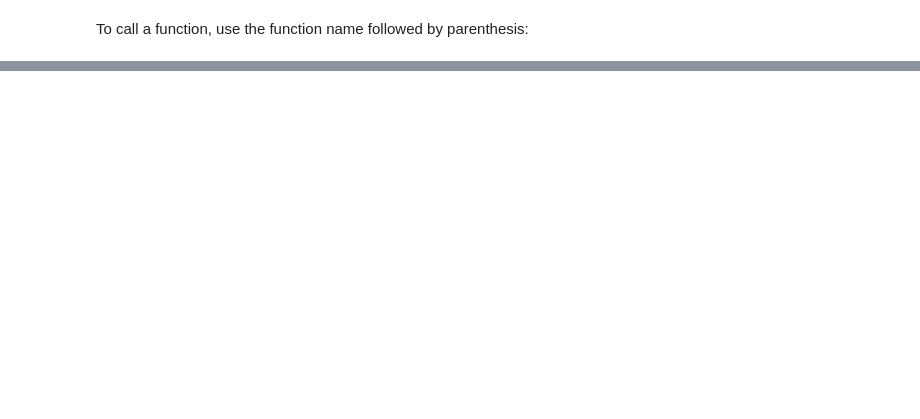
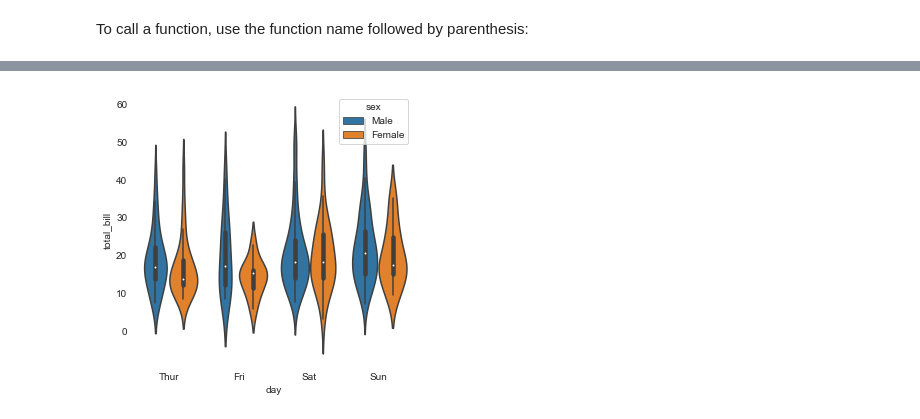
Before and after one commit to ninadicara/intro-to-python, a Jupyter notebook: intro-to-python.ipynb, the cells around one changed output, grey strips where cells are left out. Cells and saved outputs as stored; diff of their text form; code cells hidden in the pictures; blank space fills up the shorter version.

```diff
--- a/intro-to-python.ipynb
+++ b/intro-to-python.ipynb
@@ -93,0 +352,18 @@ import Graphy2
+# %%
+"""
+This is a basic example of how to use the library to create a violinplot in Python
+"""
+from graphy2.core import Graphy
+
+if __name__ == "__main__":
+
+    import seaborn as sns
+    import os
+
+    # Load an example dataset from seaborn as the sample dataset
+    data = sns.load_dataset("tips")
+
+    # Call graphy2 to produce a box plot
+    Graphy(data).violin_plot(x_var="day", y_var="total_bill", gradient_variable="sex")
+# %% [output]
+[figure, added]
```
Also changed, not shown: parts of 39 cells of this notebook, 2 other files.
